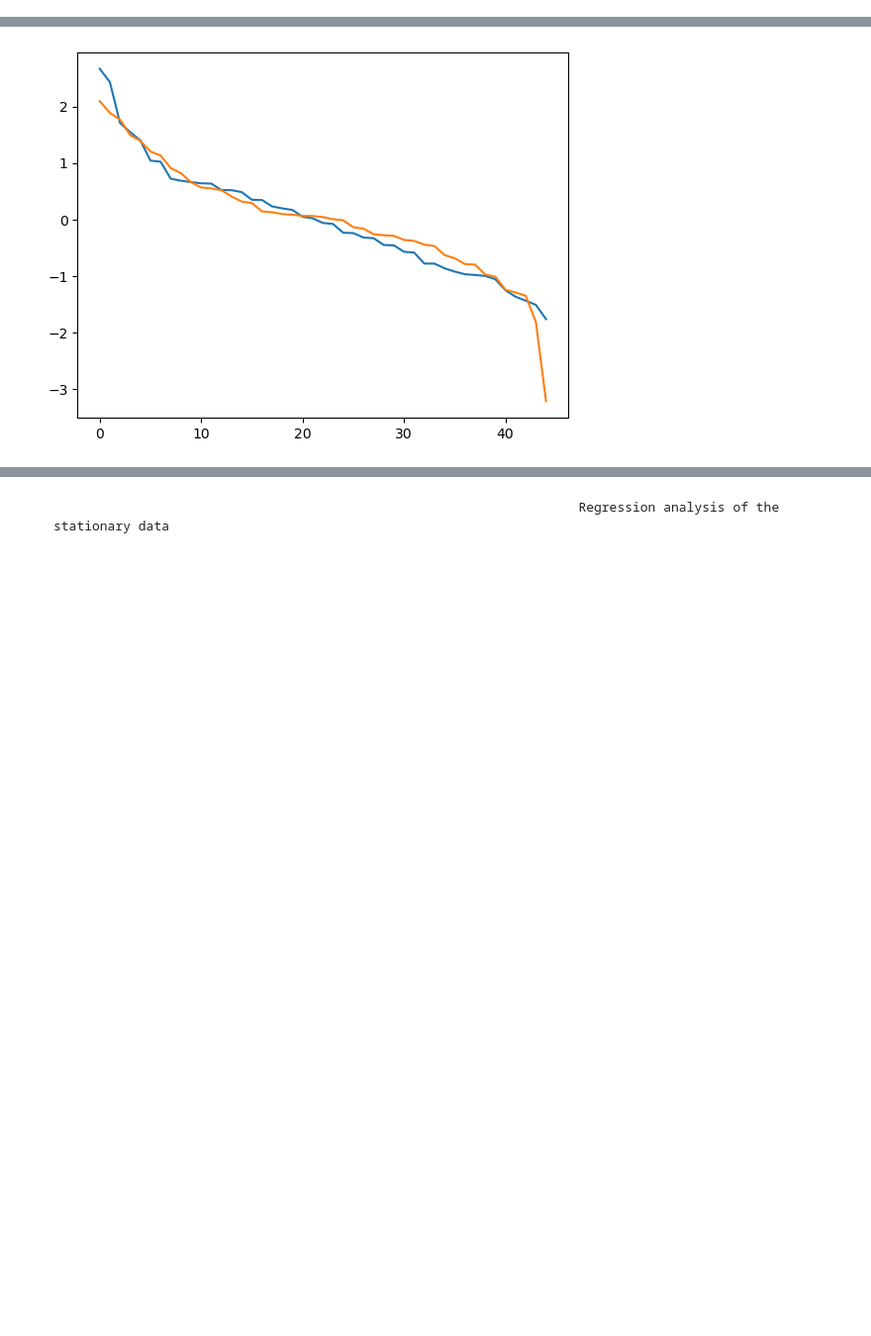
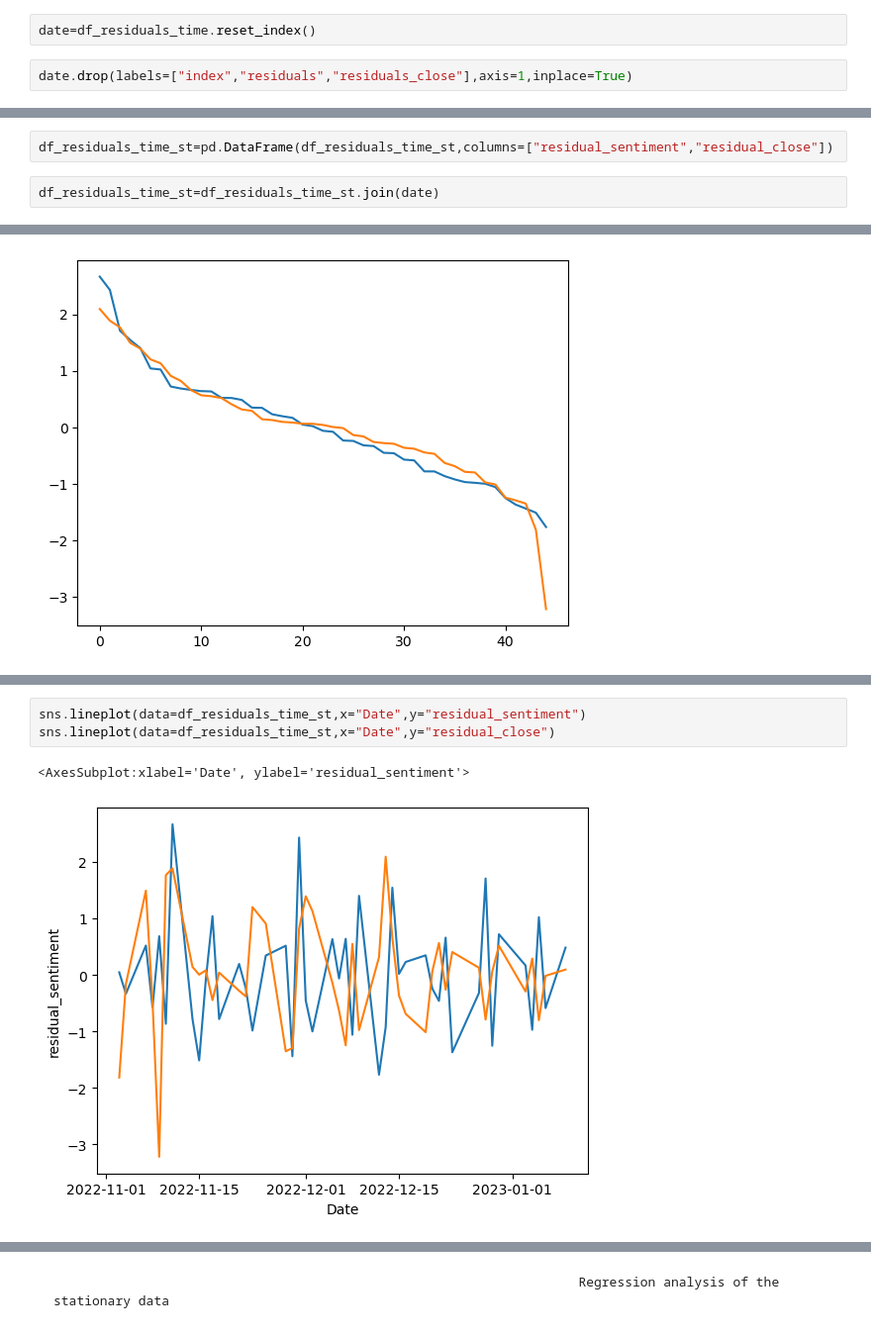
Before and after one commit to YanaOrf/Stock_market_sentiment_analysis, a Jupyter notebook: sent_analysis FB Prophet.ipynb, the cells around one changed output, grey strips where cells are left out. Shown at 99% size. Saved outputs shown, nothing was run; the diff lists cells and outputs as text; blank space fills up the shorter version.

Commit message:
synchrony between time series data

```diff
--- a/sent_analysis FB Prophet.ipynb
+++ b/sent_analysis FB Prophet.ipynb
@@ -540,2 +617,10 @@ df_residuals_close_st=scX.fit_transform(df_residuals_close)
+# %%
+date=df_residuals_time.reset_index()
+# %%
+date.drop(labels=["index","residuals","residuals_close"],axis=1,inplace=True)
 # %%
 df_residuals_close_st=pd.DataFrame(df_residuals_close_st,columns=["residual_sentiment","residual_close"])
+# %%
+df_residuals_time_st=pd.DataFrame(df_residuals_time_st,columns=["residual_sentiment","residual_close"])
+# %%
+df_residuals_time_st=df_residuals_time_st.join(date)
@@ -609,0 +713,6 @@ plt.show()
+# %%
+sns.lineplot(data=df_residuals_time_st,x="Date",y="residual_sentiment")
+sns.lineplot(data=df_residuals_time_st,x="Date",y="residual_close")
+# %% [output]
+<AxesSubplot:xlabel='Date', ylabel='residual_sentiment'>
+[figure, added]
```
Also changed, not shown: parts of 32 cells of this notebook, 1 other file.
